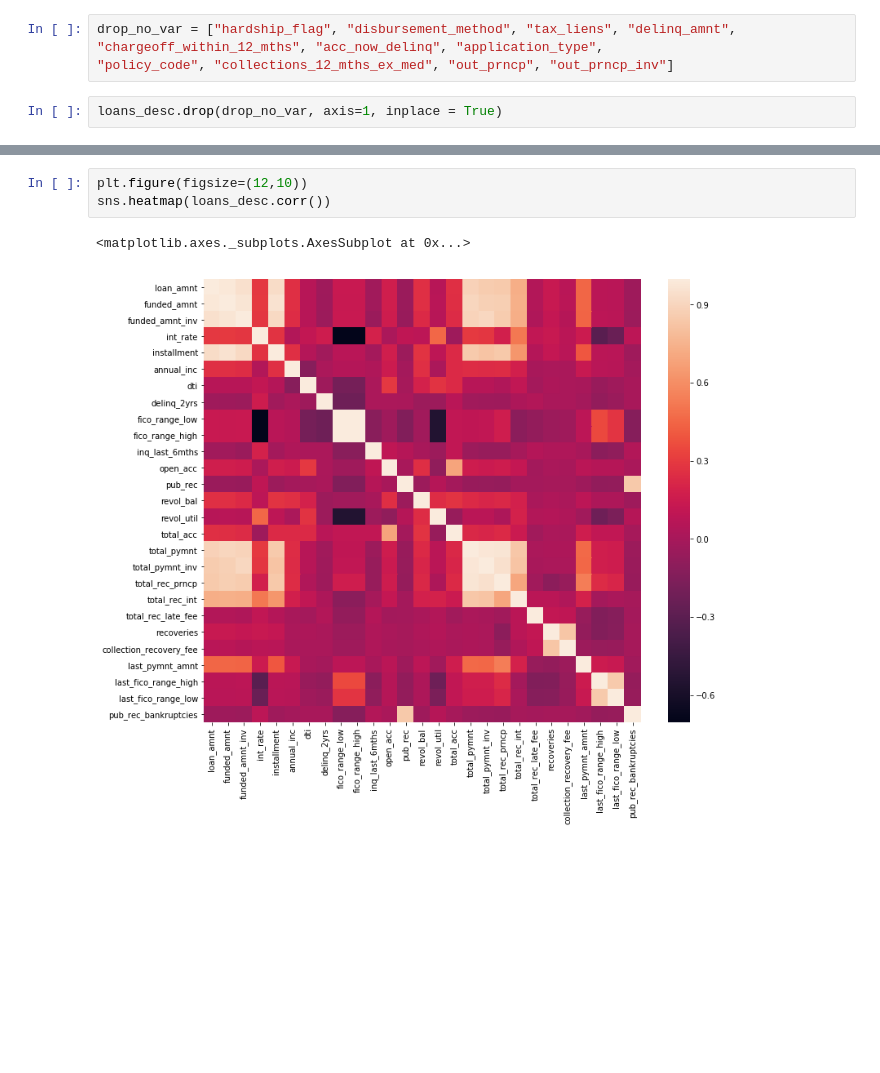
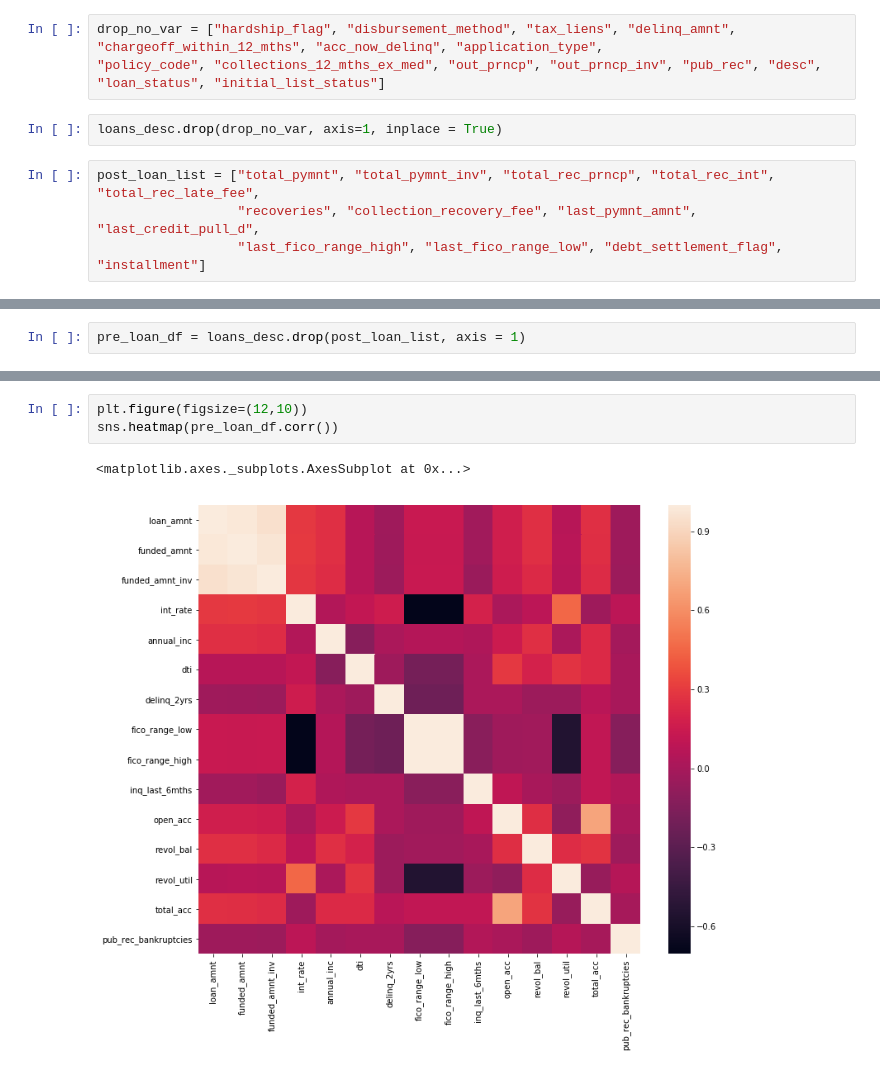
Before and after one commit to VilmaDaukantaite/final_project, a Jupyter notebook: 2007-2011_descriptive_analysis.ipynb, the cells around one changed output, grey strips where cells are left out. Cells and saved outputs as stored; diff of their text form; blank space fills up the shorter version.

```diff
--- a/2007-2011_descriptive_analysis.ipynb
+++ b/2007-2011_descriptive_analysis.ipynb
@@ -26,6 +29,10 @@ loans_test.shape
 loans_desc = loans_train.merge(grade_train, left_index=True, right_index=True)
 # %%
 drop_no_var = ["hardship_flag", "disbursement_method", "tax_liens", "delinq_amnt", "chargeoff_within_12_mths", "acc_now_delinq", "application_type",
-"policy_code", "collections_12_mths_ex_med", "out_prncp", "out_prncp_inv"]
+"policy_code", "collections_12_mths_ex_med", "out_prncp", "out_prncp_inv", "pub_rec", "desc", "loan_status", "initial_list_status"]
 # %%
 loans_desc.drop(drop_no_var, axis=1, inplace = True)
+# %%
+post_loan_list = ["total_pymnt", "total_pymnt_inv", "total_rec_prncp", "total_rec_int", "total_rec_late_fee",
+                  "recoveries", "collection_recovery_fee", "last_pymnt_amnt", "last_credit_pull_d",
+                  "last_fico_range_high", "last_fico_range_low", "debt_settlement_flag", "installment"]
@@ -32 +41,3 @@ loans_desc.drop(drop_no_var, axis=1, inplace = True)
+# %%
+pre_loan_df = loans_desc.drop(post_loan_list, axis = 1)
 # %%
@@ -124,7 +127,7 @@ loans_desc["emp_length"].value_counts()
 Name: emp_length, dtype: int64
 # %%
 plt.figure(figsize=(12,10))
-sns.heatmap(loans_desc.corr())
+sns.heatmap(pre_loan_df.corr())
 # %% [output]
 <matplotlib.axes._subplots.AxesSubplot at 0x...>
-[figure, old version]
+[figure, new version]
```
Also changed, not shown: parts of 23 cells of this notebook.
